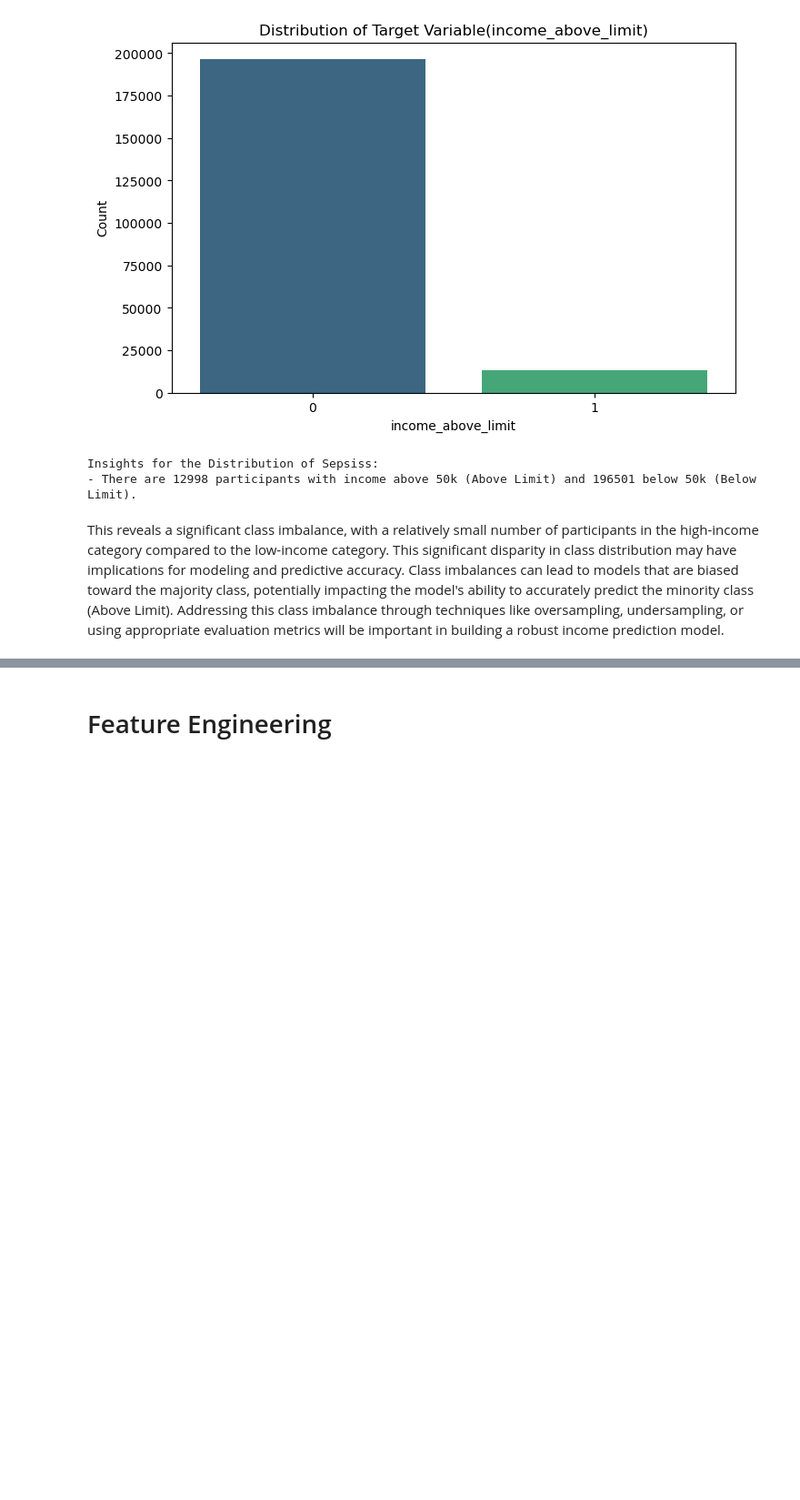
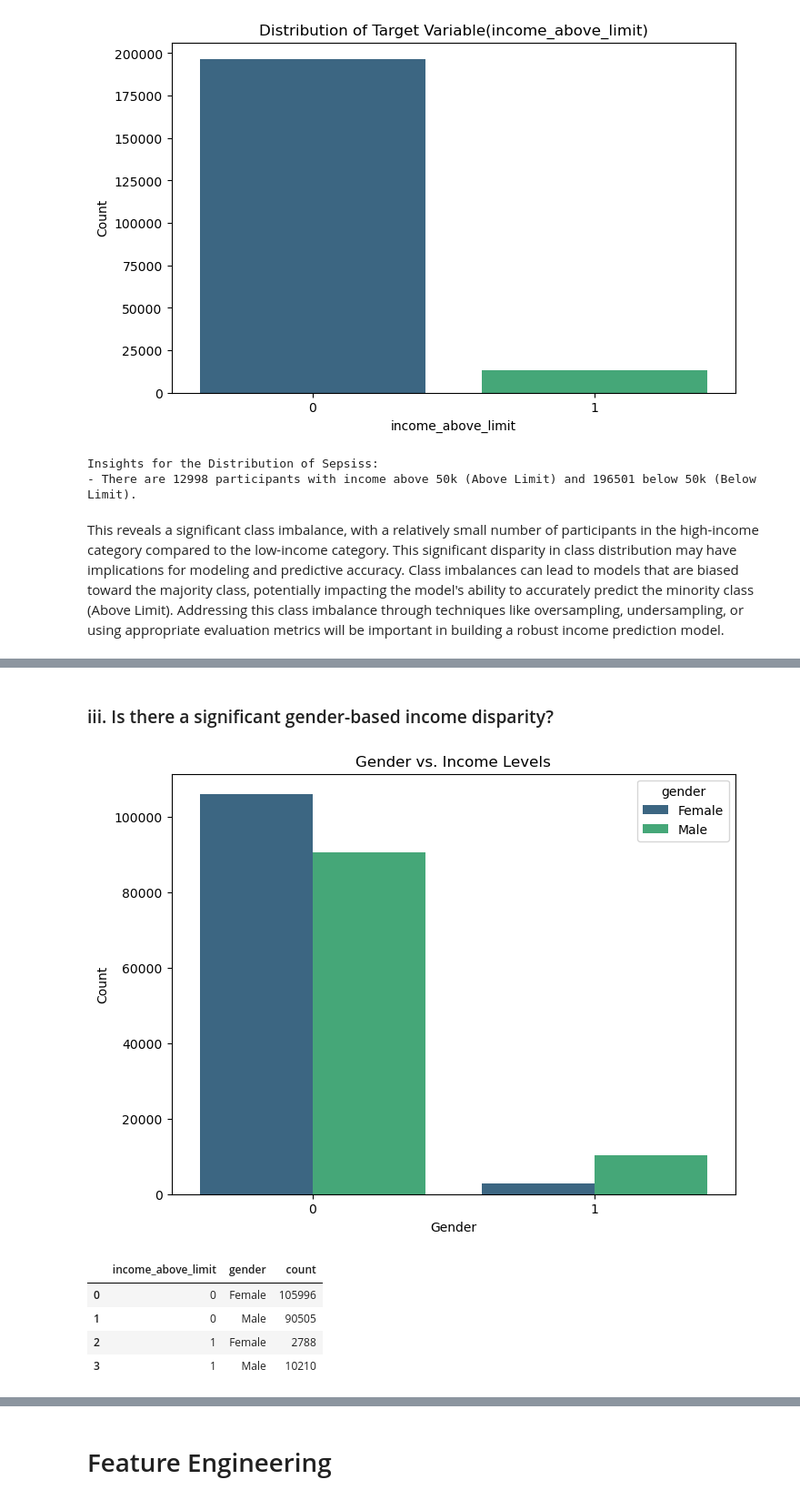
Before and after one commit to rasmodev/Income-Prediction-Challenge-For-Azubian, a Jupyter notebook: dev/Income_Prediction.ipynb, the cells around one changed output, grey strips where cells are left out. Shown at 91% size. Saved outputs shown, nothing was run; the diff lists cells and outputs as text; code cells hidden in the pictures; blank space fills up the shorter version.

```diff
--- a/dev/Income_Prediction.ipynb
+++ b/dev/Income_Prediction.ipynb
@@ -1375,0 +1458,23 @@ plt.show()
+# %% [markdown]
+### iii. Is there a significant gender-based income disparity?
+# %%
+# Countplot for Gender and Income Levels
+plt.figure(figsize=(8, 6))
+sns.countplot(x='income_above_limit', hue='gender', data=train_df, palette='viridis')
+plt.title('Gender vs. Income Levels')
+plt.xlabel('Gender')
+plt.ylabel('Count')
+plt.show()
+
+# Countplot for Gender and Income Levels
+gender_income_counts = train_df.groupby(['income_above_limit', 'gender']).size().reset_index(name='count')
+
+# Print the counts
+gender_income_counts
+# %% [output]
+[figure, added]
+|  | income_above_limit | gender | count |
+| 0 | 0 | Female | 105996 |
+| 1 | 0 | Male | 90505 |
+| 2 | 1 | Female | 2788 |
+| 3 | 1 | Male | 10210 |
```
Also changed, not shown: parts of 130 cells of this notebook.
